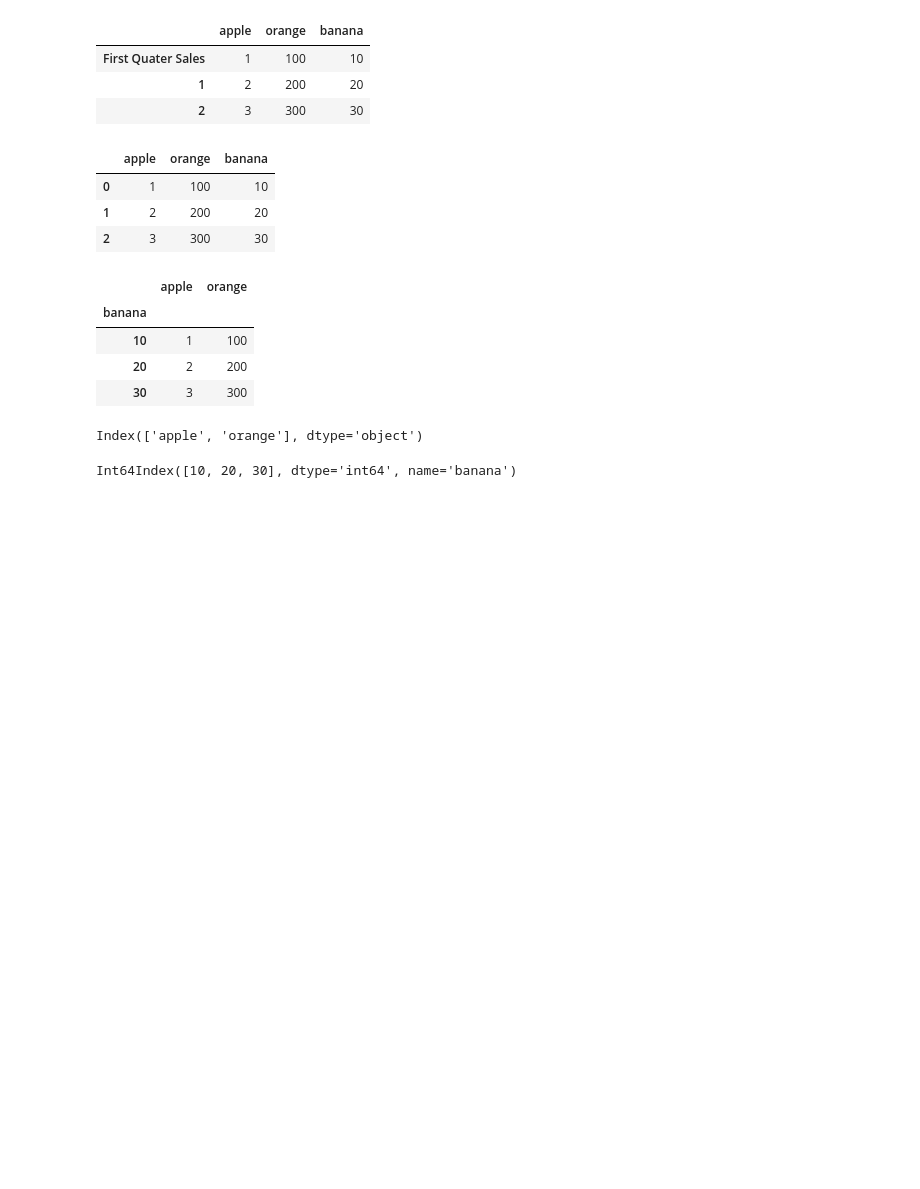
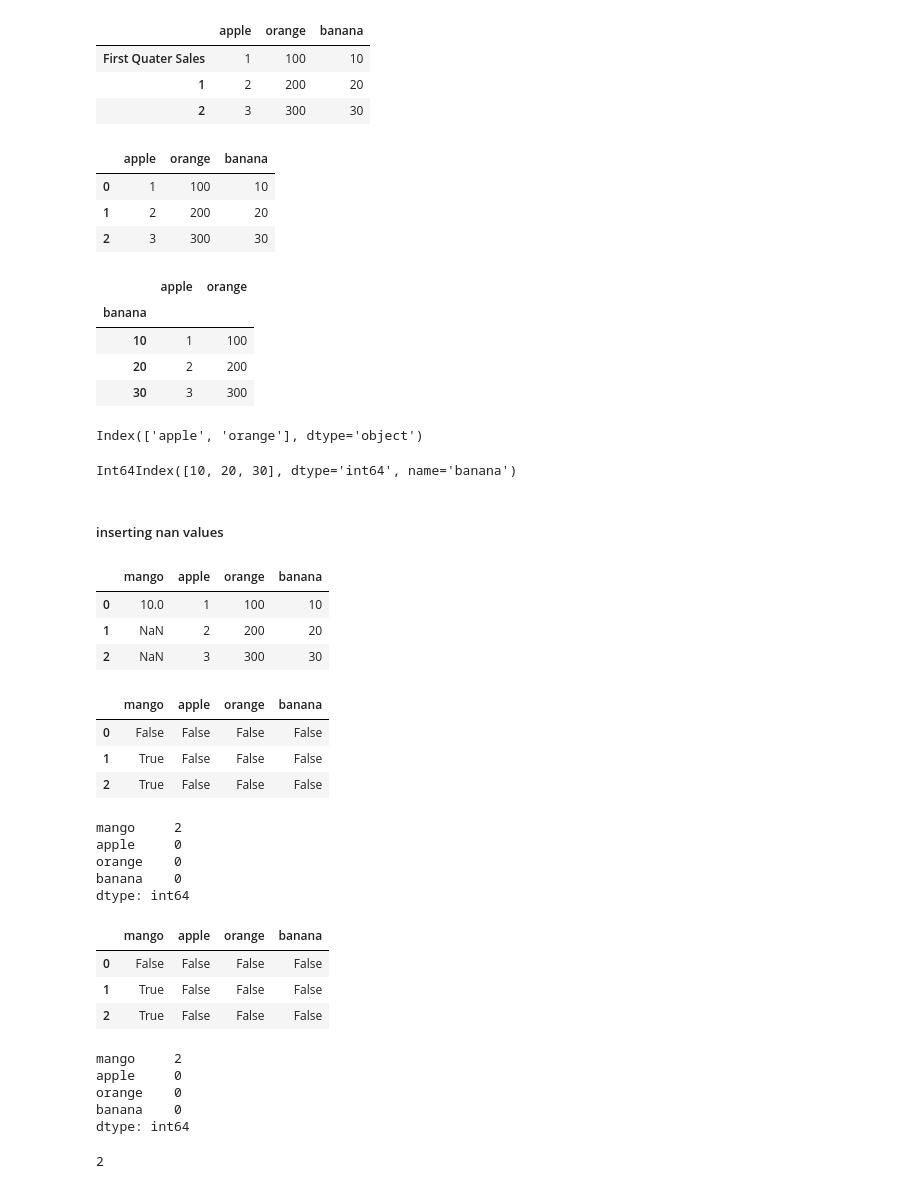
Before and after one commit to PadmarajBhat/DataAnalyst-1, a Jupyter notebook: IntroToPythonProgramming.ipynb, the cells around one changed output. Saved outputs shown, nothing was run; the diff lists cells and outputs as text; code cells hidden in the pictures; blank space fills up the shorter version.

Commit message:
notes: inserting nan values and tracking it
- what is the difference between null and na ? null is a object and na is logical constant of length 1 both represent the missing or undefined object.

https://stackoverflow.com/questions/15496361/what-is-the-difference-between-nan-and-inf-and-null-and-na-in-r

```diff
--- a/IntroToPythonProgramming.ipynb
+++ b/IntroToPythonProgramming.ipynb
@@ -1145,3 +1145,47 @@ Index(['apple', 'orange'], dtype='object')
 df.set_index('banana').index
 # %% [output]
 Int64Index([10, 20, 30], dtype='int64', name='banana')
+# %% [markdown]
+##### inserting nan values
+# %%
+df.insert(0, 'mango', [10,np.nan,np.nan])
+df
+# %% [output]
+|  | mango | apple | orange | banana |
+| 0 | 10.0 | 1 | 100 | 10 |
+| 1 | NaN | 2 | 200 | 20 |
+| 2 | NaN | 3 | 300 | 30 |
+# %%
+df.isnull()
+# %% [output]
+|  | mango | apple | orange | banana |
+| 0 | False | False | False | False |
+| 1 | True | False | False | False |
+| 2 | True | False | False | False |
+# %%
+df.isnull().sum()
+# %% [output]
+mango     2
+apple     0
+orange    0
+banana    0
+dtype: int64
+# %%
+df.isna()
+# %% [output]
+|  | mango | apple | orange | banana |
+| 0 | False | False | False | False |
+| 1 | True | False | False | False |
+| 2 | True | False | False | False |
+# %%
+df.isna().sum()
+# %% [output]
+mango     2
+apple     0
+orange    0
+banana    0
+dtype: int64
+# %%
+df.isna().sum().sum()
+# %% [output]
+2
```
